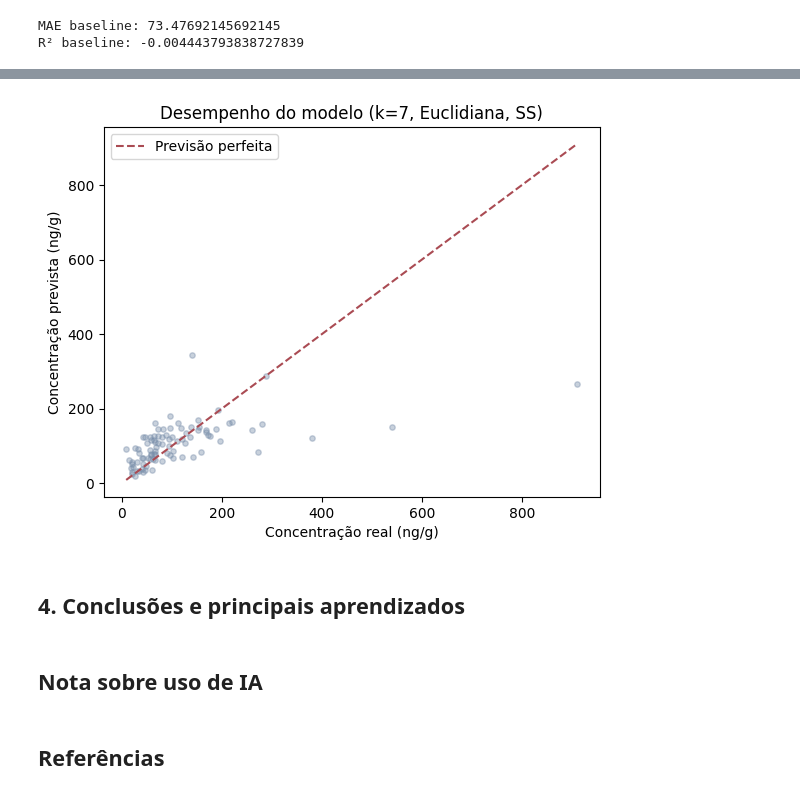
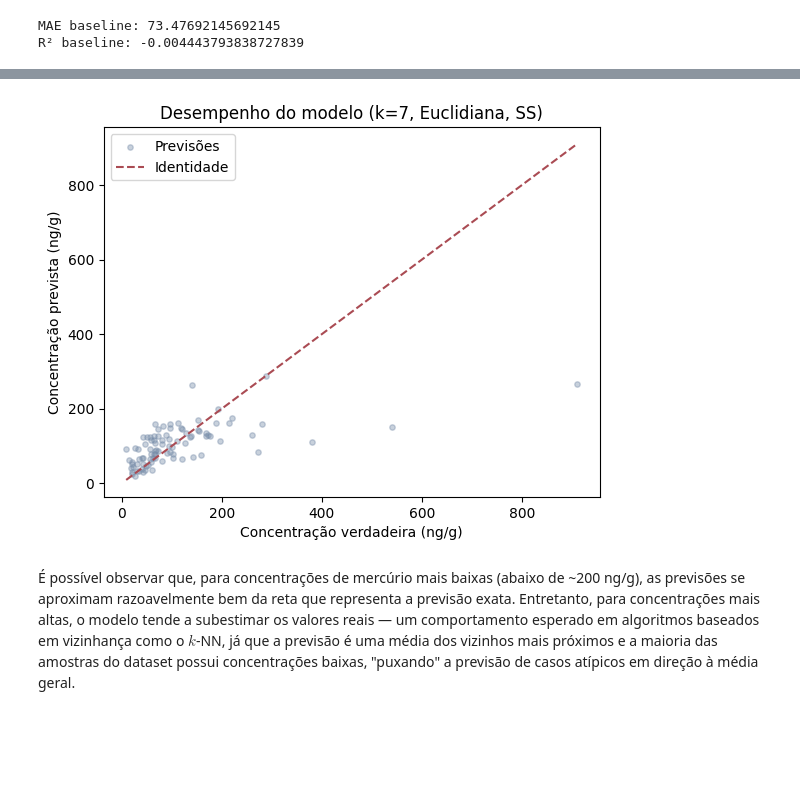
Before and after one commit to PangioAAA/Cubo_gelatinoso, a Jupyter notebook: Notebook/Cubo gelatinoso.ipynb, the cells around one changed output, grey strips where cells are left out. Cells and saved outputs as stored; diff of their text form; code cells hidden in the pictures; blank space fills up the shorter version.

```diff
--- a/Notebook/Cubo gelatinoso.ipynb
+++ b/Notebook/Cubo gelatinoso.ipynb
@@ -416,7 +440,7 @@ R² baseline: -0.004443793838727839
 # %%
 from sklearn.neighbors import KNeighborsRegressor
 
-valores_k = [3, 5, 7, 9, 11]
+valores_k = [3, 5, 7, 9, 11, 15, 21, 31, 41, 51, 61]
 metricas = ["euclidean", "manhattan", "chebyshev"]
 
 resultados = []
@@ -457,5 +484,5 @@ df_resultados_1
 # %%
-valores_k = [3, 5, 7, 9, 11]
+valores_k = [3, 5, 7, 9, 11, 15, 21, 31, 41, 51, 61]
 metricas = ["euclidean", "manhattan", "chebyshev"]
 
 resultados = []
@@ -572,35 +617,32 @@ plt.show()
 # %%
-modelo_final = KNeighborsRegressor(n_neighbors=7, metric="manhattan")
+modelo_final = KNeighborsRegressor(n_neighbors=7, metric="euclidean")
 modelo_final.fit(X_treino_ss, y_treino)
 pred_final = modelo_final.predict(X_teste_ss)
 
 plt.scatter(
     y_teste,
     pred_final,
     alpha=0.4,
     s=15,
+    label="Previsões",
     color="#778DA9"
 )
 
 plt.plot(
     [y_teste.min(), y_teste.max()],
     [y_teste.min(), y_teste.max()],
     "r--",
-    label="Previsão perfeita",
+    label="Identidade",
     color="#AA4B53"
 )
 
-plt.xlabel("Concentração real (ng/g)")
+plt.xlabel("Concentração verdadeira (ng/g)")
 plt.ylabel("Concentração prevista (ng/g)")
 plt.title("Desempenho do modelo (k=7, Euclidiana, SS)")
 plt.legend()
 
 plt.show()
 # %% [output]
-[figure, old version]
+[figure, new version]
-# %% [markdown]
-## **4. Conclusões e principais aprendizados**
-# %% [markdown]
-## **Nota sobre uso de IA**
-# %% [markdown]
-## **Referências**
+# %% [markdown]
+É possível observar que, para concentrações de mercúrio mais baixas (abaixo de ~200 ng/g), as previsões se aproximam razoavelmente bem da reta que representa a previsão exata. Entretanto, para concentrações mais altas, o modelo tende a subestimar os valores reais — um comportamento esperado em algoritmos baseados em vizinhança como o $k$-NN, já que a previsão é uma média dos vizinhos mais próximos e a maioria das amostras do dataset possui concentrações baixas, "puxando" a previsão de casos atípicos em direção à média geral.
```
Also changed, not shown: parts of 24 cells of this notebook.
